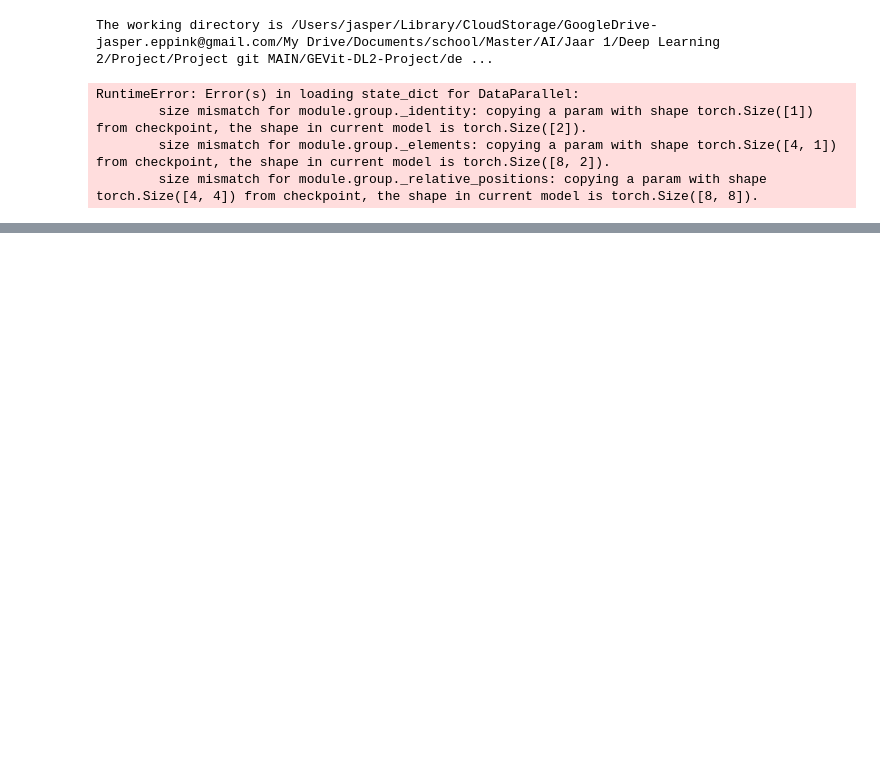
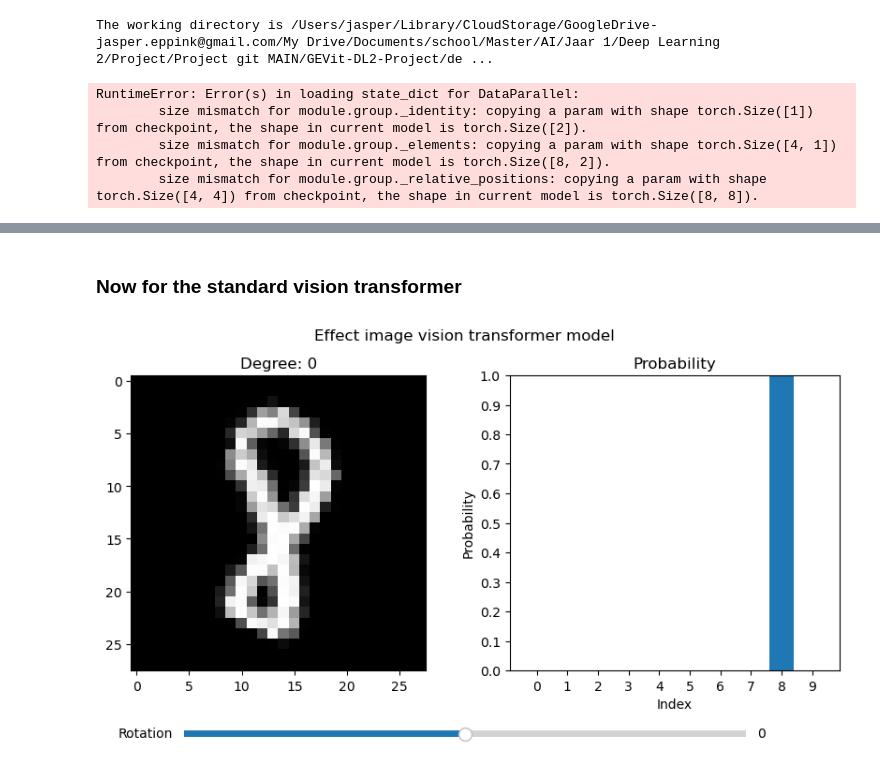
Before and after one commit to WouterBant/GEVit-DL2-Project, a Jupyter notebook: demos/visualise_rotate.ipynb, the cells around one changed output, grey strips where cells are left out. Saved outputs shown, nothing was run; the diff lists cells and outputs as text; code cells hidden in the pictures; blank space fills up the shorter version.

```diff
--- a/demos/visualise_rotate.ipynb
+++ b/demos/visualise_rotate.ipynb
@@ -157,0 +208,2 @@ plt.show()
+# %% [markdown]
+### Now for the standard vision transformer
@@ -157,0 +237,47 @@ plt.show()
+# %%
+# The image I want to show rotated is image, now I want to create a slider that rotates the image
+fig, (ax1, ax2) = plt.subplots(1, 2, figsize=(10, 5))
+plt.subplots_adjust(bottom=0.25)
+
+# Left image
+degree = 0
+rotated_image = rotate_image(image, degree)
+image_plot = ax1.imshow(rotated_image.cpu().numpy(), cmap="gray")
+ax1.set_title("Degree: {}".format(degree))
+
+
+# Right barplot image
+prob_values = get_output_ViT(image, model_vit, device)
+barplot = ax2.bar(list(range(len(prob_values))), prob_values)
+
+# Set the labels and title
+ax2.set_xlabel('Index')
+ax2.set_ylabel('Probability')
+ax2.set_title('Probability')
+ax2.yaxis.set_ticks(np.arange(0, 1.1, 0.1))
+ax2.set_ylim([0, 1])
+ax2.xaxis.set_ticks(np.arange(0, 10, 1))
+
+# Set a title for the figure
+fig.suptitle("Effect image vision transformer model")
+
+
+# Define the slider update function
+def update_rotation(val):
+    degree = val
+    rotated_image = rotate_image(image, degree)
+    image_plot.set_data(rotated_image.cpu().numpy())
+    updated_prob_values = get_output_ViT(rotated_image.unsqueeze(0).unsqueeze(0), model_vit, device)
+    barplot.set_height(updated_prob_values)
+
+    ax1.set_title("Degree: {}".format(degree))
+    fig.canvas.draw_idle()
+
+# Create the slider
+slider_ax = plt.axes([0.2, 0.1, 0.6, 0.03])
+slider = Slider(slider_ax, 'Rotation', -180, 180, valinit=degree)
+slider.on_changed(update_rotation)
+
+plt.show()
+# %% [output]
+[figure, added]
```
Also changed, not shown: parts of 12 cells of this notebook.
